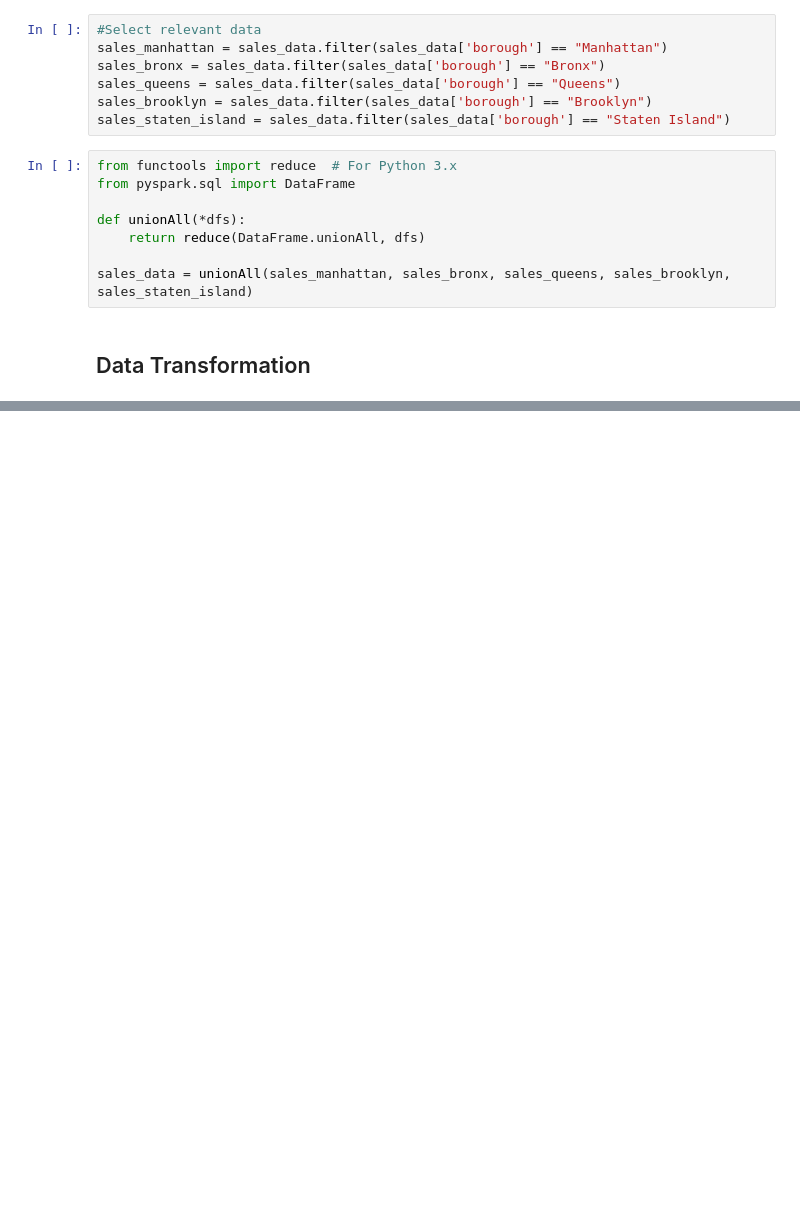
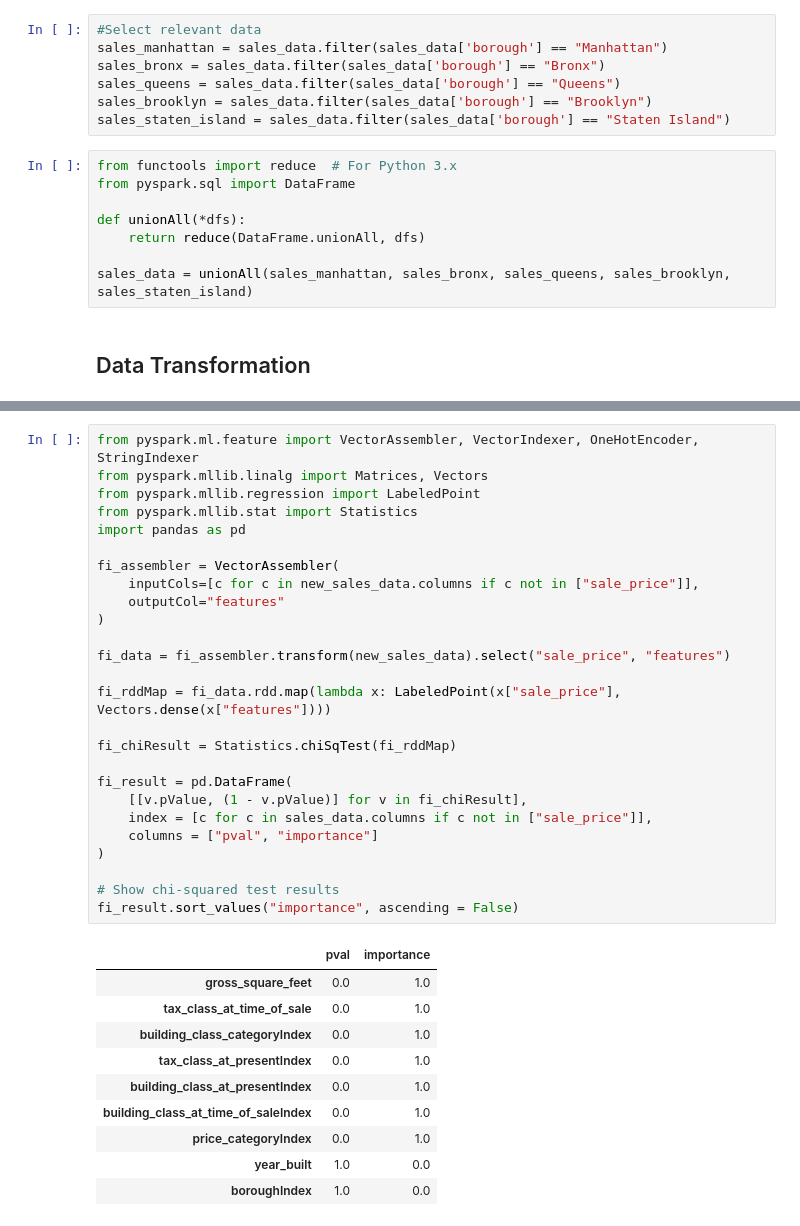
Before and after one commit to kevinchris17/BDAS, a Jupyter notebook: Iteration 4.ipynb, the cells around one changed output, grey strips where cells are left out. Saved outputs shown, nothing was run; the diff lists cells and outputs as text; blank space fills up the shorter version.

```diff
--- a/Iteration 4.ipynb
+++ b/Iteration 4.ipynb
@@ -157,0 +211,37 @@ AttributeError: 'StringIndexer' object has no attribute 'show'
+# %%
+from pyspark.ml.feature import VectorAssembler, VectorIndexer, OneHotEncoder, StringIndexer
+from pyspark.mllib.linalg import Matrices, Vectors
+from pyspark.mllib.regression import LabeledPoint
+from pyspark.mllib.stat import Statistics
+import pandas as pd
+
+fi_assembler = VectorAssembler(
+    inputCols=[c for c in new_sales_data.columns if c not in ["sale_price"]],
+    outputCol="features"
+)
+
+fi_data = fi_assembler.transform(new_sales_data).select("sale_price", "features")
+
+fi_rddMap = fi_data.rdd.map(lambda x: LabeledPoint(x["sale_price"], Vectors.dense(x["features"])))
+
+fi_chiResult = Statistics.chiSqTest(fi_rddMap)
+
+fi_result = pd.DataFrame(
+    [[v.pValue, (1 - v.pValue)] for v in fi_chiResult],
+    index = [c for c in sales_data.columns if c not in ["sale_price"]],
+    columns = ["pval", "importance"]
+)
+
+# Show chi-squared test results
+fi_result.sort_values("importance", ascending = False)
+# %% [output]
+|  | pval | importance |
+| gross_square_feet | 0.0 | 1.0 |
+| tax_class_at_time_of_sale | 0.0 | 1.0 |
+| building_class_categoryIndex | 0.0 | 1.0 |
+| tax_class_at_presentIndex | 0.0 | 1.0 |
+| building_class_at_presentIndex | 0.0 | 1.0 |
+| building_class_at_time_of_saleIndex | 0.0 | 1.0 |
+| price_categoryIndex | 0.0 | 1.0 |
+| year_built | 1.0 | 0.0 |
+| boroughIndex | 1.0 | 0.0 |
```
Also changed, not shown: parts of 27 cells of this notebook, 3 other files.
